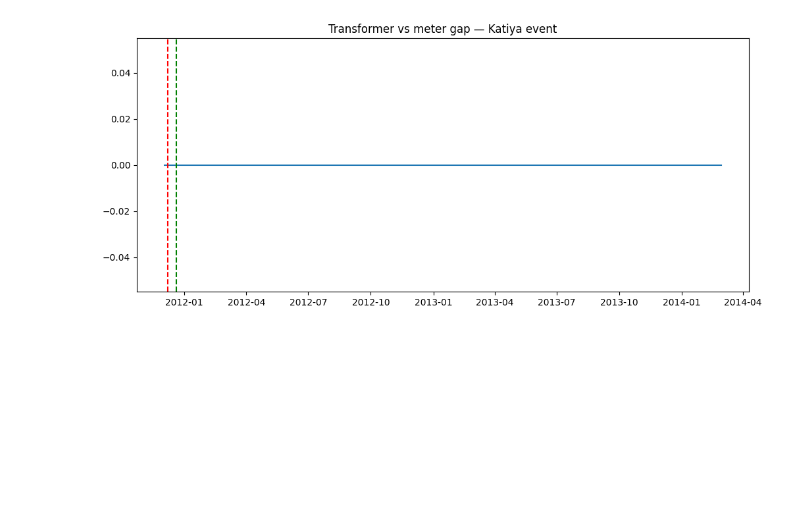
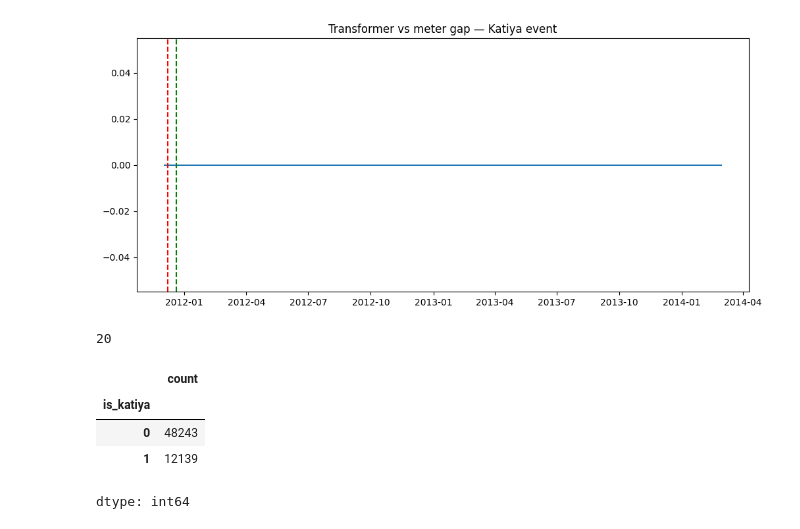
Before and after one commit to parth1rtx/SIH-2026, a Jupyter notebook: dayinbits_week1_1.ipynb, the cells around one changed output. Cells and saved outputs as stored; diff of their text form; code cells hidden in the pictures; blank space fills up the shorter version.

```diff
--- a/dayinbits_week1_1.ipynb
+++ b/dayinbits_week1_1.ipynb
@@ -229,3 +232,18 @@ plt.title("Transformer vs meter gap — Katiya event")
 plt.show()
 # %% [output]
 [figure]
+# %%
+import numpy as np
+np.random.seed(42)
+katiya_thieves = np.random.choice(pivot_df.columns.tolist(), size=20, replace=False)
+daily['is_katiya'] = daily['LCLid'].isin(katiya_thieves).astype(int)
+daily.loc[daily['LCLid'].isin(katiya_thieves), 'daily_kwh'] *= 0.4
+print(len(katiya_thieves))
+daily['is_katiya'].value_counts()
+# %% [output]
+20
+|  | count |
+| is_katiya |  |
+| 0 | 48243 |
+| 1 | 12139 |
+dtype: int64
```
Also changed, not shown: parts of 11 cells of this notebook.
